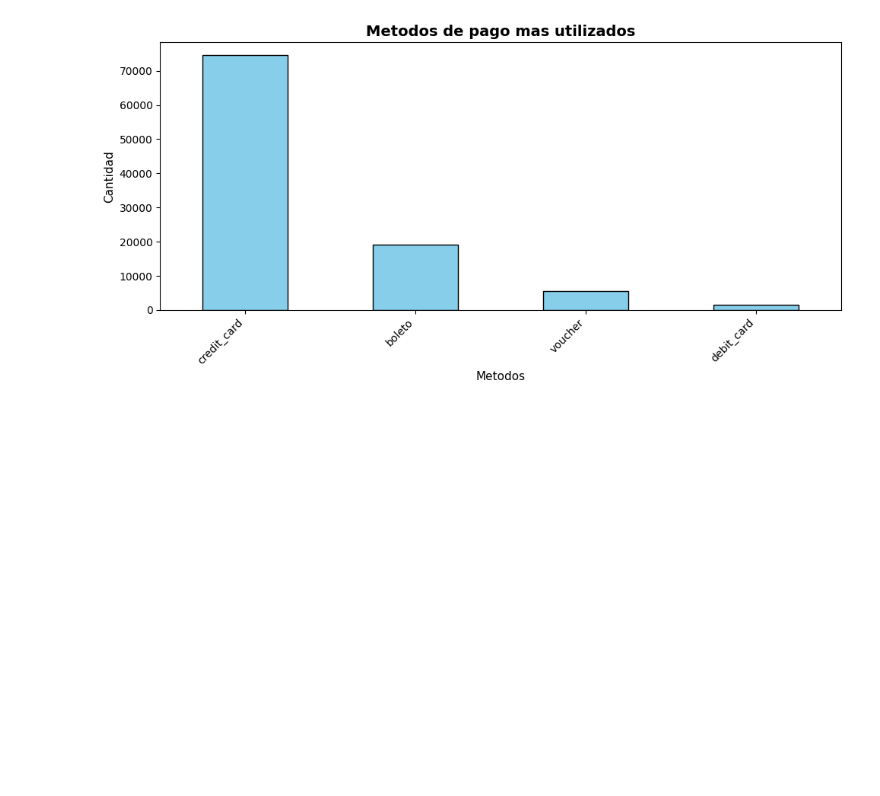
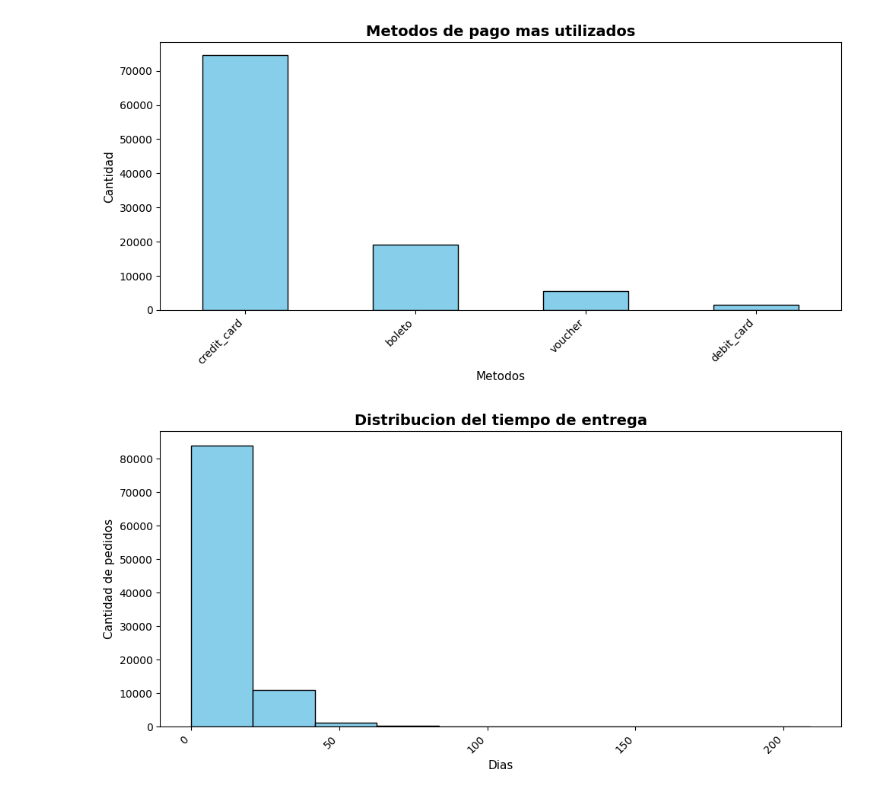
Before and after one commit to LucianoDeMarco/AnalisisDeVentasMultitablas, a Jupyter notebook: analisis-Ecommerce.ipynb, the cells around one changed output. Drawn from its saved outputs; the diff is of its cells as text; code cells hidden in the pictures; blank space fills up the shorter version.

```diff
--- a/analisis-Ecommerce.ipynb
+++ b/analisis-Ecommerce.ipynb
@@ -668,3 +668,19 @@ plt.savefig("images/metodos_de_pago_mas_utilizados.png")
 plt.show()
 # %% [output]
 [figure]
+# %%
+#5 Tiempo Promedio de entregas
+tiempo_entrega = df6['tiempo_entrega_real'].dt.days
+
+tiempo_entrega.plot(kind="hist", figsize=(10,5), color="skyblue", edgecolor="black")
+
+plt.title("Distribucion del tiempo de entrega", fontsize=14, fontweight='bold')
+plt.xlabel("Dias", fontsize=11)
+plt.ylabel("Cantidad de pedidos", fontsize=11)
+plt.xticks(rotation=45, ha="right")
+
+plt.tight_layout()
+plt.savefig("images/Tiempo_promedio_entrega.png")
+plt.show()
+# %% [output]
+[figure, added]
```
Also changed, not shown: parts of 1 cell of this notebook, 1 other file.
